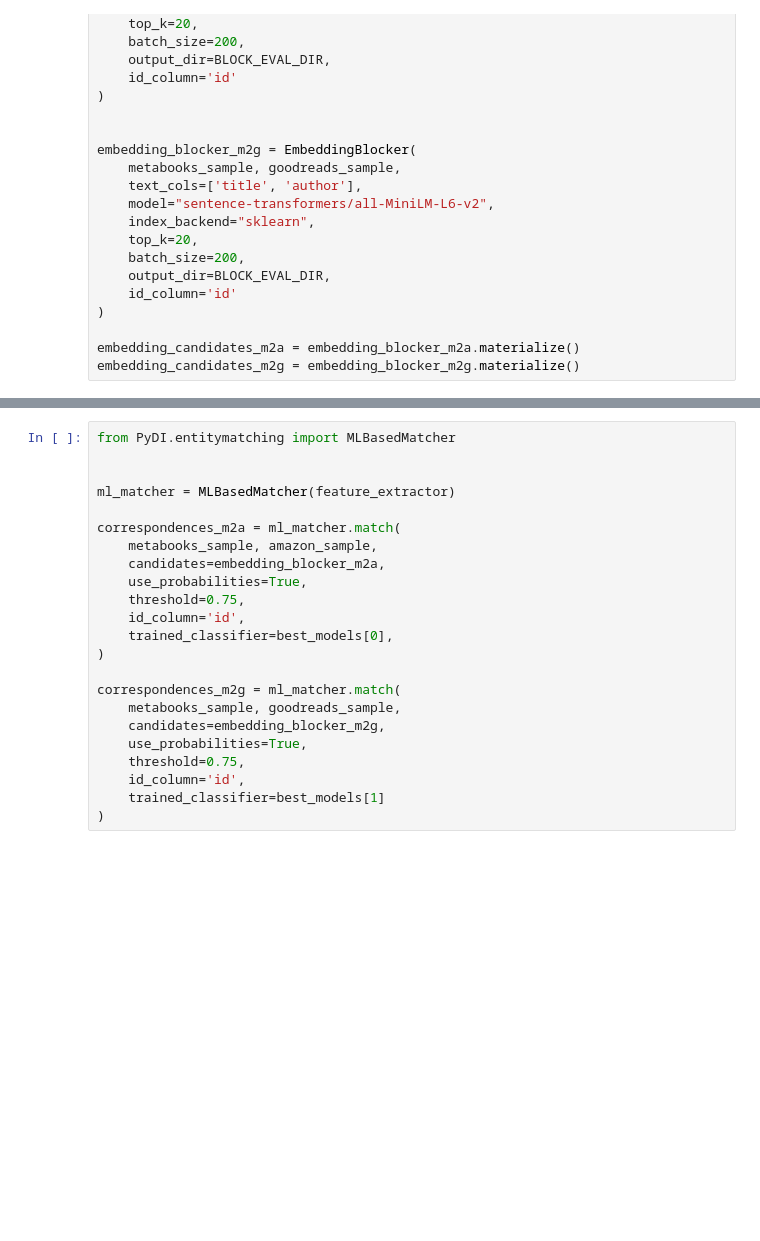
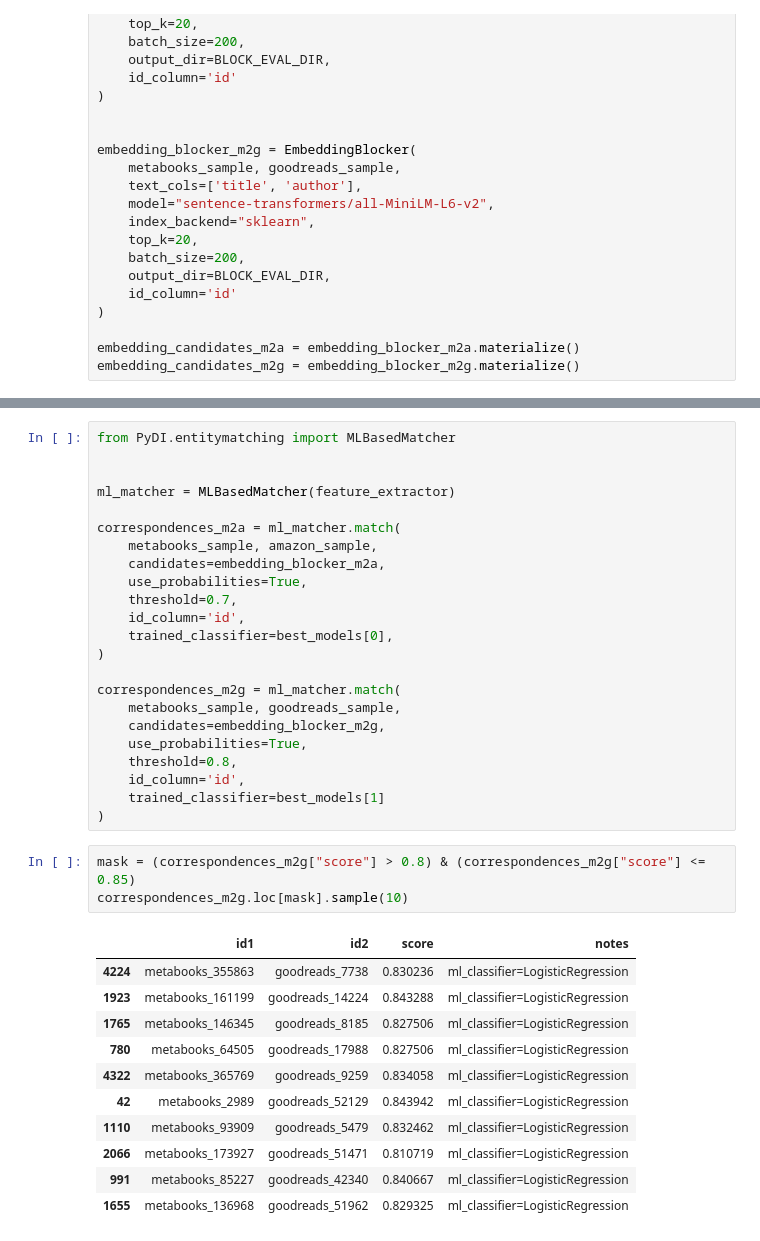
Before and after one commit to gdebus/data-integration-team-project, a Jupyter notebook: books-integration/Books-Integration-ML-EmbeddingBlocker.ipynb, the cells around one changed output, grey strips where cells are left out. Drawn from its saved outputs; the diff is of its cells as text; blank space fills up the shorter version.

```diff
--- a/books-integration/Books-Integration-ML-EmbeddingBlocker.ipynb
+++ b/books-integration/Books-Integration-ML-EmbeddingBlocker.ipynb
@@ -321,7 +335,7 @@ correspondences_m2a = ml_matcher.match(
     metabooks_sample, amazon_sample,
     candidates=embedding_blocker_m2a,
     use_probabilities=True,
-    threshold=0.75,
+    threshold=0.7,
     id_column='id',
     trained_classifier=best_models[0],
 )
@@ -330,7 +344,22 @@ correspondences_m2g = ml_matcher.match(
     metabooks_sample, goodreads_sample,
     candidates=embedding_blocker_m2g,
     use_probabilities=True,
-    threshold=0.75,
+    threshold=0.8,
     id_column='id',
     trained_classifier=best_models[1]
 )
+# %%
+mask = (correspondences_m2g["score"] > 0.8) & (correspondences_m2g["score"] <= 0.85)
+correspondences_m2g.loc[mask].sample(10)
+# %% [output]
+|  | id1 | id2 | score | notes |
+| 4224 | metabooks_355863 | goodreads_7738 | 0.830236 | ml_classifier=LogisticRegression |
+| 1923 | metabooks_161199 | goodreads_14224 | 0.843288 | ml_classifier=LogisticRegression |
+| 1765 | metabooks_146345 | goodreads_8185 | 0.827506 | ml_classifier=LogisticRegression |
+| 780 | metabooks_64505 | goodreads_17988 | 0.827506 | ml_classifier=LogisticRegression |
+| 4322 | metabooks_365769 | goodreads_9259 | 0.834058 | ml_classifier=LogisticRegression |
+| 42 | metabooks_2989 | goodreads_52129 | 0.843942 | ml_classifier=LogisticRegression |
+| 1110 | metabooks_93909 | goodreads_5479 | 0.832462 | ml_classifier=LogisticRegression |
+| 2066 | metabooks_173927 | goodreads_51471 | 0.810719 | ml_classifier=LogisticRegression |
+| 991 | metabooks_85227 | goodreads_42340 | 0.840667 | ml_classifier=LogisticRegression |
+| 1655 | metabooks_136968 | goodreads_51962 | 0.829325 | ml_classifier=LogisticRegression |
```
Also changed, not shown: parts of 15 cells of this notebook, 10 other files.
